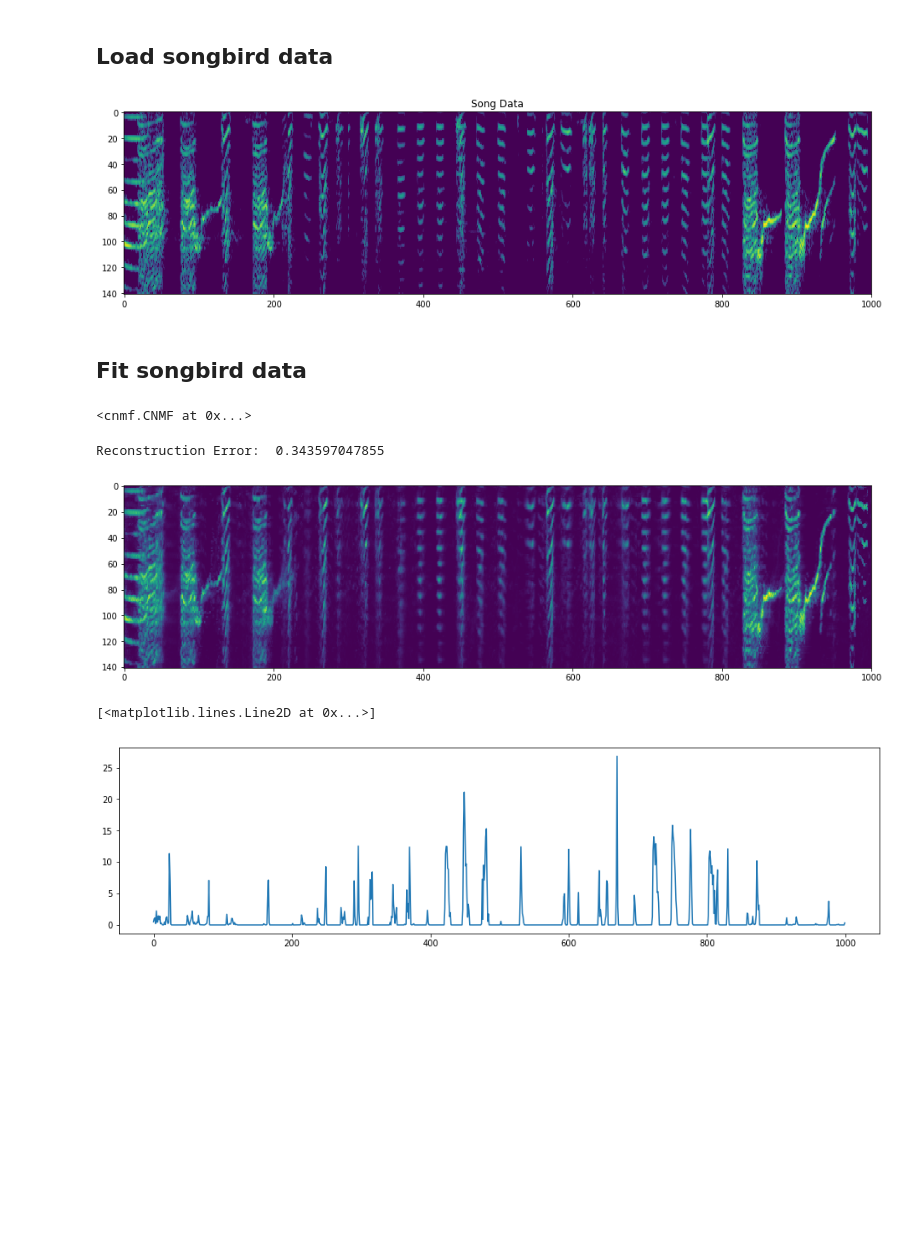
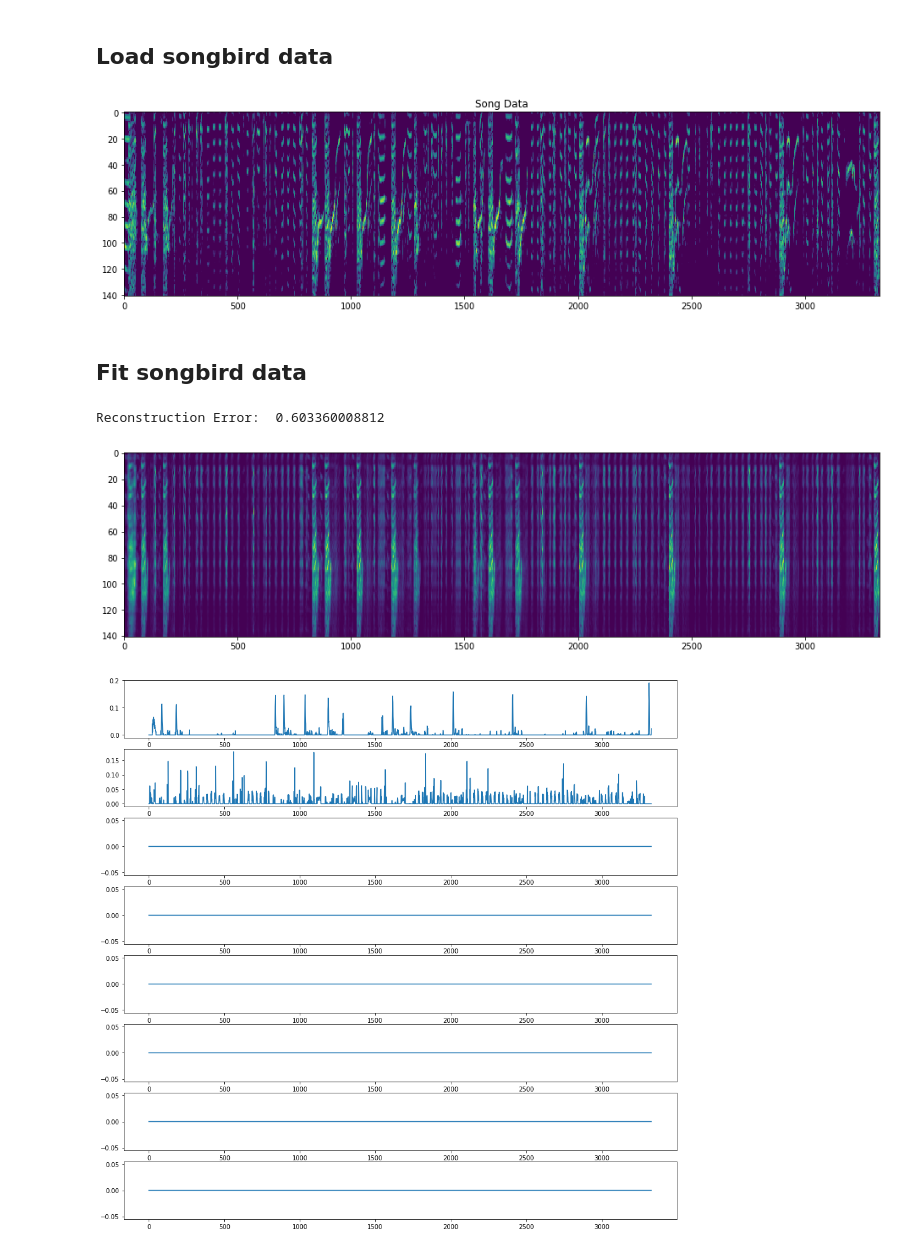
Before and after one commit to degleris1/cmfpy, a Jupyter notebook: examples/demo.ipynb, the cells around one changed output. Drawn from its saved outputs; the diff is of its cells as text; code cells hidden in the pictures; blank space fills up the shorter version.

```diff
--- a/examples/demo.ipynb
+++ b/examples/demo.ipynb
@@ -71,41 +73,44 @@ Reconstruction Error:  0.0393040825426
 # %% [markdown]
 ## Load songbird data
 # %%
-mat_data = scipy.io.loadmat('MackeviciusData.mat')
-neural_data = mat_data['NEURAL']
+mat_data = scipy.io.loadmat('data/MackeviciusData.mat')
 song_data = mat_data['SONG']
-song_split = 1000
+
+song_start = 0
+song_end = int((3 / 4.) * song_data.shape[1])
+
+song_train = song_data[:, song_start:song_end]
 
 plt.figure(figsize=(16, 4))
-plt.imshow(song_data[:,:song_split], aspect='auto')
+plt.imshow(song_train, aspect='auto')
 plt.title('Song Data')
 plt.show()
 # %% [output]
-[figure, old version]
+[figure, new version]
 # %% [markdown]
 ## Fit songbird data
 # %%
-lag = 0.3  # seconds
-sL = int(np.ceil(lag * mat_data['SONGfs']) / 2)
+lag = 0.2  # seconds
+sL = int(np.ceil(lag * mat_data['SONGfs']))
 components = 8
 
-model = CNMF(8, sL, l2_scfo=3e-4, l1_W=1e-6)
-model.fit(song_data[:,:song_split], alg='mult')
+model = CNMF(components, sL, l2_scfo=3e-4, n_iter_max=1000)
+model.fit(song_train, alg='mult')
-# %% [output]
-<cnmf.CNMF at 0x...>
 # %%
 song_est = model.predict()
-error = song_est[:,:song_split] - song_data[:,:song_split]
-print("Reconstruction Error: ", la.norm(error) / la.norm(song_data[:,:song_split]))
+error = song_est - song_train
+print("Reconstruction Error: ", la.norm(error) / la.norm(song_train))
 plt.figure(figsize=(16,4))
 plt.imshow(song_est, aspect='auto')
 plt.show()
 # %% [output]
-Reconstruction Error:  0.343597047855
+Reconstruction Error:  0.603360008812
-[figure, old version]
+[figure, new version]
 # %%
-plt.figure(figsize=(16,4))
-plt.plot(model.H.shift(0)[0])
+plt.figure(figsize=(16,16))
+
+for i in range(components):
+    plt.subplot(components, 1, i+1)
+    plt.plot(model.H.shift(0)[i])
 # %% [output]
-[<matplotlib.lines.Line2D at 0x...>]
-[figure, old version]
+[figure, new version]
```
Also changed, not shown: parts of 4 cells of this notebook, 9 other files.
